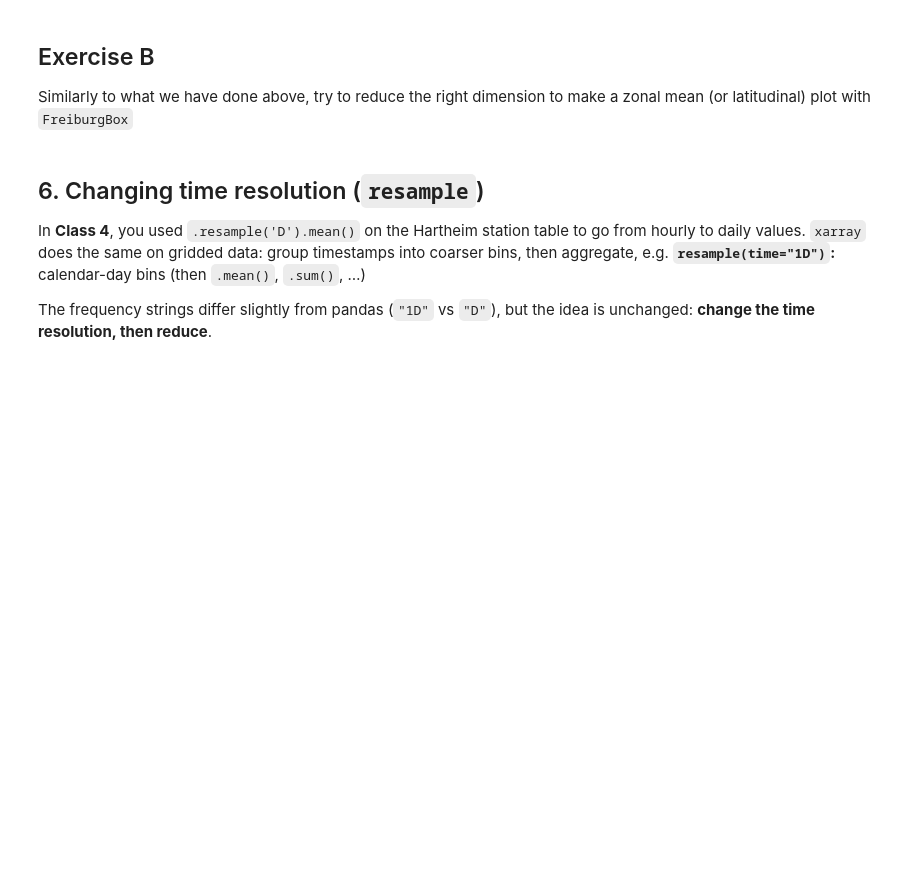
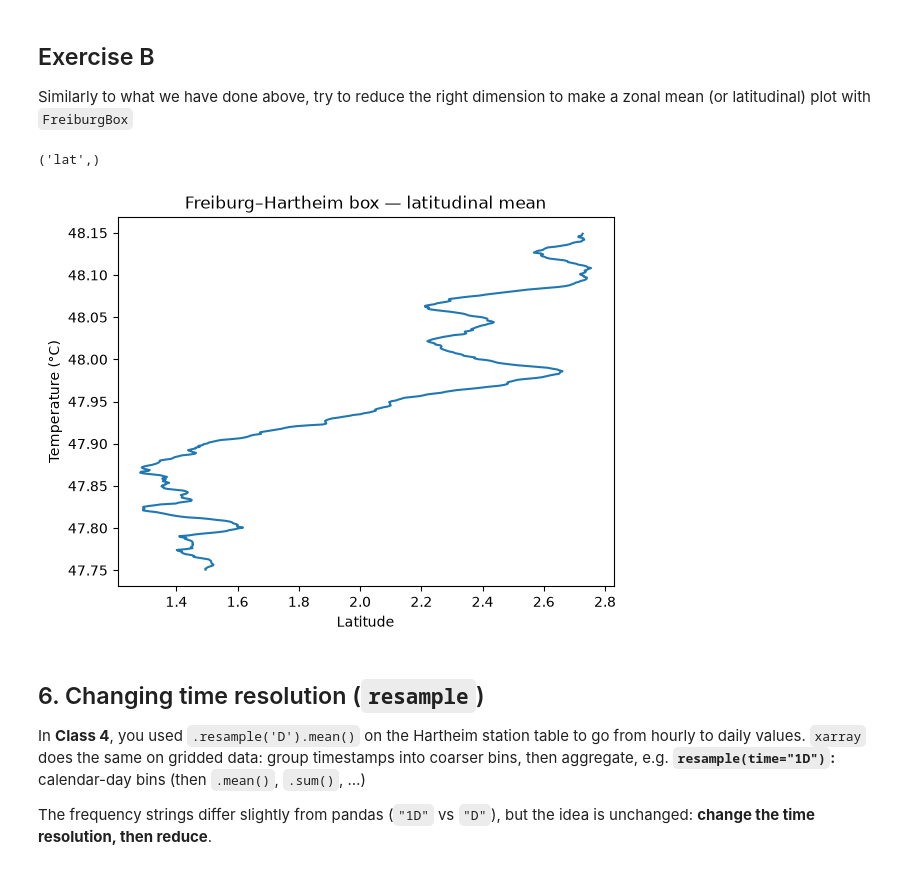
Before and after one commit to future-forests/coding-course, a Jupyter notebook: solutions/05a-geospatial-data.ipynb, the cells around one changed output. Saved outputs shown, nothing was run; the diff lists cells and outputs as text; code cells hidden in the pictures; blank space fills up the shorter version.

```diff
--- a/solutions/05a-geospatial-data.ipynb
+++ b/solutions/05a-geospatial-data.ipynb
@@ -157,15 +180,16 @@ plt.show()
 
 Similarly to what we have done above, try to reduce the right dimension to make a zonal mean (or latitudinal) plot with `FreiburgBox`
 # %%
-# Solution
-BoxLatitudinalMean = FreiburgBox.mean(dim=("lon", "time"))
+BoxLatitudinalMean = FreiburgBox.mean(('lon', 'time'))
 print(BoxLatitudinalMean.dims)
-
 plt.plot(BoxLatitudinalMean, BoxLatitudinalMean.lat)
-plt.xlabel("Latitude")
-plt.ylabel("Temperature (°C)")
-plt.title("Freiburg–Hartheim box — latitudinal mean")
+plt.xlabel('Latitude')
+plt.ylabel('Temperature (°C)')
+plt.title('Freiburg–Hartheim box — latitudinal mean')
 plt.show()
+# %% [output]
+('lat',)
+[figure, added]
 # %% [markdown]
 ## 6. Changing time resolution (`resample`)
 
```
Also changed, not shown: parts of 25 cells of this notebook, 9 other files.
